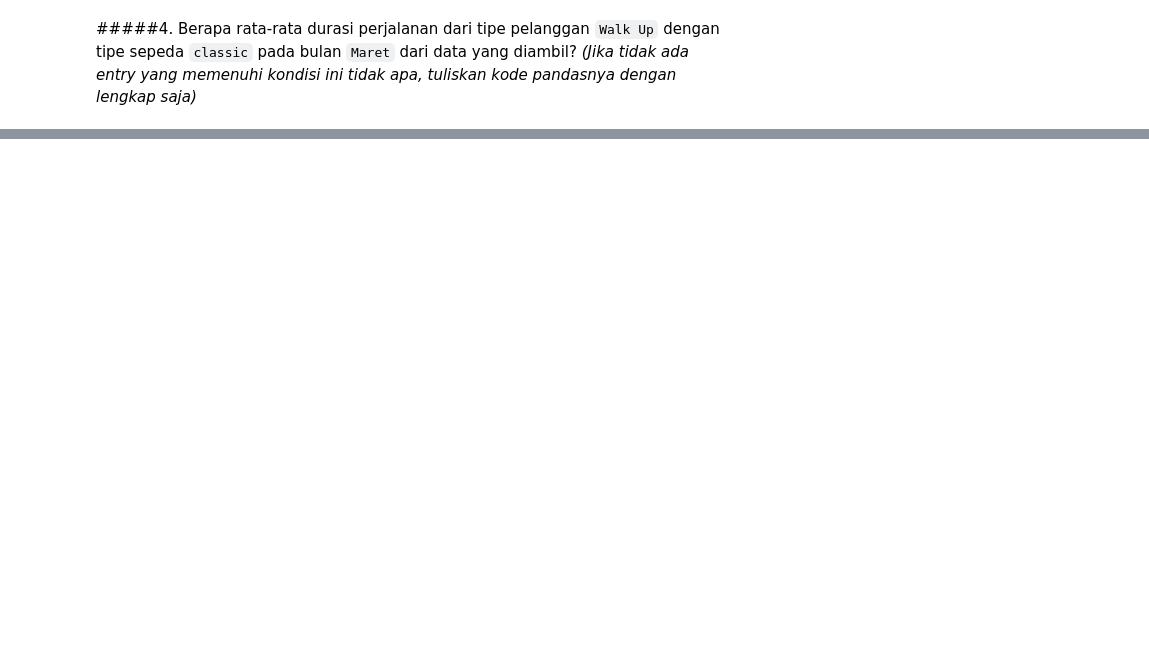
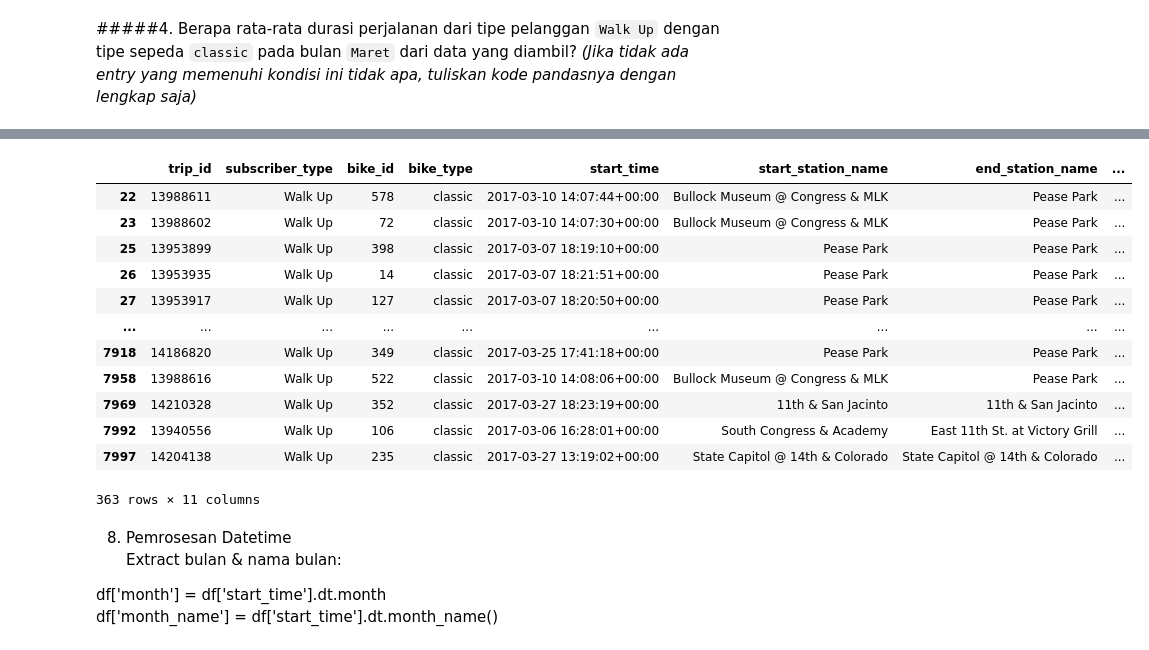
Before and after one commit to adewidyaaa/Latihan_Phase0, a Jupyter notebook: Salinan_dari_Kisi_Kisi_LC2_P0.ipynb, the cells around one changed output, grey strips where cells are left out. Drawn from its saved outputs; the diff is of its cells as text; code cells hidden in the pictures; blank space fills up the shorter version.

```diff
--- a/Salinan_dari_Kisi_Kisi_LC2_P0.ipynb
+++ b/Salinan_dari_Kisi_Kisi_LC2_P0.ipynb
@@ -318,0 +501,19 @@ memory usage: 515.8+ KB
+# %%
+# working area
+import pandas as pd
+
+quarters = []
+
+for month in df['start_time'].dt.month:
+  if month in [1,2,3]:
+    quarters.append('Q1')
+  elif month in [4,5,6]:
+    quarters.append('Q2')
+  elif month in [7,8,9]:
+    quarters.append('Q3')
+  else:
+    quarters.append('Q4')
+
+df['quarter'] = quarters
+
+df[['start_time', 'quarter']]
@@ -328,0 +648,12 @@ memory usage: 515.8+ KB
+# %%
+def duration_ctg(jarak):
+  if jarak < 30:
+    return "Short"
+  elif jarak <=60:
+    return "Medium"
+  else :
+    return "Long"
+
+df['duration_category'] = df['duration_minutes'].apply(duration_ctg)
+
+df[['duration_minutes', 'duration_category']]
@@ -328,0 +696,24 @@ memory usage: 515.8+ KB
+# %%
+df_7b = df.query('subscriber_type == "Walk Up" & bike_type == "classic" & start_time.dt.month == 3')
+
+df_7b
+# %% [output]
+|  | trip_id | subscriber_type | bike_id | bike_type | start_time | start_station_name | end_station_name | ... |
+| 22 | 13988611 | Walk Up | 578 | classic | 2017-03-10 14:07:44+00:00 | Bullock Museum @ Congress & MLK | Pease Park | ... |
+| 23 | 13988602 | Walk Up | 72 | classic | 2017-03-10 14:07:30+00:00 | Bullock Museum @ Congress & MLK | Pease Park | ... |
+| 25 | 13953899 | Walk Up | 398 | classic | 2017-03-07 18:19:10+00:00 | Pease Park | Pease Park | ... |
+| 26 | 13953935 | Walk Up | 14 | classic | 2017-03-07 18:21:51+00:00 | Pease Park | Pease Park | ... |
+| 27 | 13953917 | Walk Up | 127 | classic | 2017-03-07 18:20:50+00:00 | Pease Park | Pease Park | ... |
+| ... | ... | ... | ... | ... | ... | ... | ... | ... |
+| 7918 | 14186820 | Walk Up | 349 | classic | 2017-03-25 17:41:18+00:00 | Pease Park | Pease Park | ... |
+| 7958 | 13988616 | Walk Up | 522 | classic | 2017-03-10 14:08:06+00:00 | Bullock Museum @ Congress & MLK | Pease Park | ... |
+| 7969 | 14210328 | Walk Up | 352 | classic | 2017-03-27 18:23:19+00:00 | 11th & San Jacinto | 11th & San Jacinto | ... |
+| 7992 | 13940556 | Walk Up | 106 | classic | 2017-03-06 16:28:01+00:00 | South Congress & Academy | East 11th St. at Victory Grill | ... |
+| 7997 | 14204138 | Walk Up | 235 | classic | 2017-03-27 13:19:02+00:00 | State Capitol @ 14th & Colorado | State Capitol @ 14th & Colorado | ... |
+363 rows × 11 columns
+# %% [markdown]
+8. Pemrosesan Datetime
+Extract bulan & nama bulan:
+
+df['month'] = df['start_time'].dt.month
+df['month_name'] = df['start_time'].dt.month_name()
```
Also changed, not shown: parts of 34 cells of this notebook.
